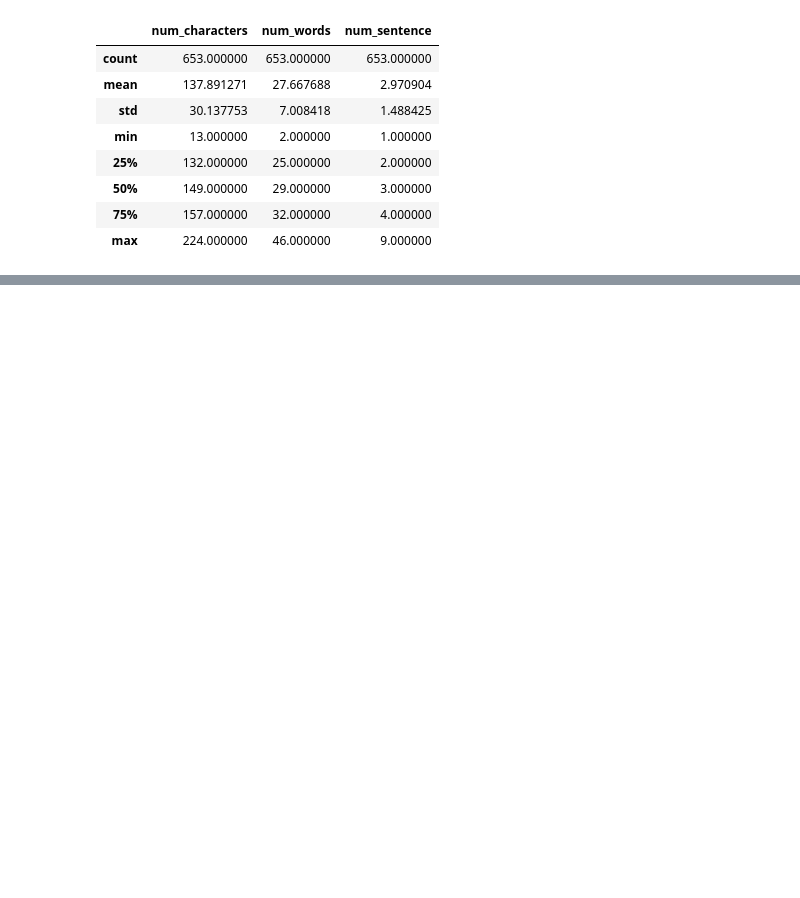
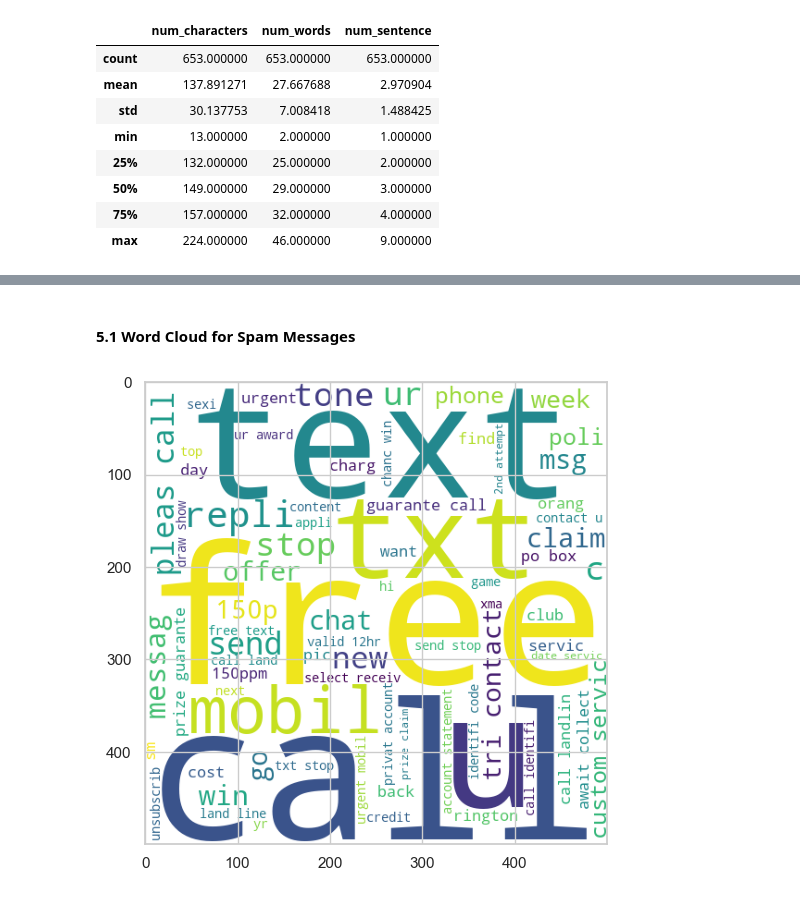
Before and after one commit to Moh-Bxd/Spam-Detection, a Jupyter notebook: EmailSpamDetection.ipynb, the cells around one changed output, grey strips where cells are left out. Saved outputs shown, nothing was run; the diff lists cells and outputs as text; code cells hidden in the pictures; blank space fills up the shorter version.

```diff
--- a/EmailSpamDetection.ipynb
+++ b/EmailSpamDetection.ipynb
@@ -129,0 +213,28 @@ df[df['label'] == 1][['num_characters', 'num_words', 'num_sentence']].describe()
+# %%
+# Importing the Porter Stemmer for text stemming
+from nltk.stem.porter import PorterStemmer
+
+# Importing the string module for handling special characters
+import string
+
+# Creating an instance of the Porter Stemmer
+ps = PorterStemmer()
+stop_words = set(stopwords.words('english'))
+
+def transform_text(text):
+    # Convert the text to lowercase
+    text = text.lower()
+
+    # Tokenize the text
+    words = nltk.word_tokenize(text)
+
+    # Remove stopwords and non-alphanumeric tokens
+    words = [word for word in words if word.isalnum() and word not in stop_words]
+
+    # Stem the words
+    words = [ps.stem(word) for word in words]
+
+    # Join the words back together
+    return ' '.join(words)
+
+transform_text('Get 50% off! Visit our website now!!!')
@@ -129,0 +243,2 @@ df[df['label'] == 1][['num_characters', 'num_words', 'num_sentence']].describe()
+# %%
+df['transformed_text'] = df['email'].apply(transform_text)
@@ -129,0 +254,10 @@ df[df['label'] == 1][['num_characters', 'num_words', 'num_sentence']].describe()
+# %% [markdown]
+#### 5.1 Word Cloud for Spam Messages
+# %%
+wc = WordCloud(width = 500, height = 500, min_font_size = 10, background_color = 'white')
+spam_wc = wc.generate(df[df['label'] == 1]['transformed_text'].str.cat(sep = " "))
+plt.figure(figsize = (15,6))
+plt.imshow(spam_wc)
+plt.show()
+# %% [output]
+[figure, added]
```
Also changed, not shown: parts of 37 cells of this notebook.
